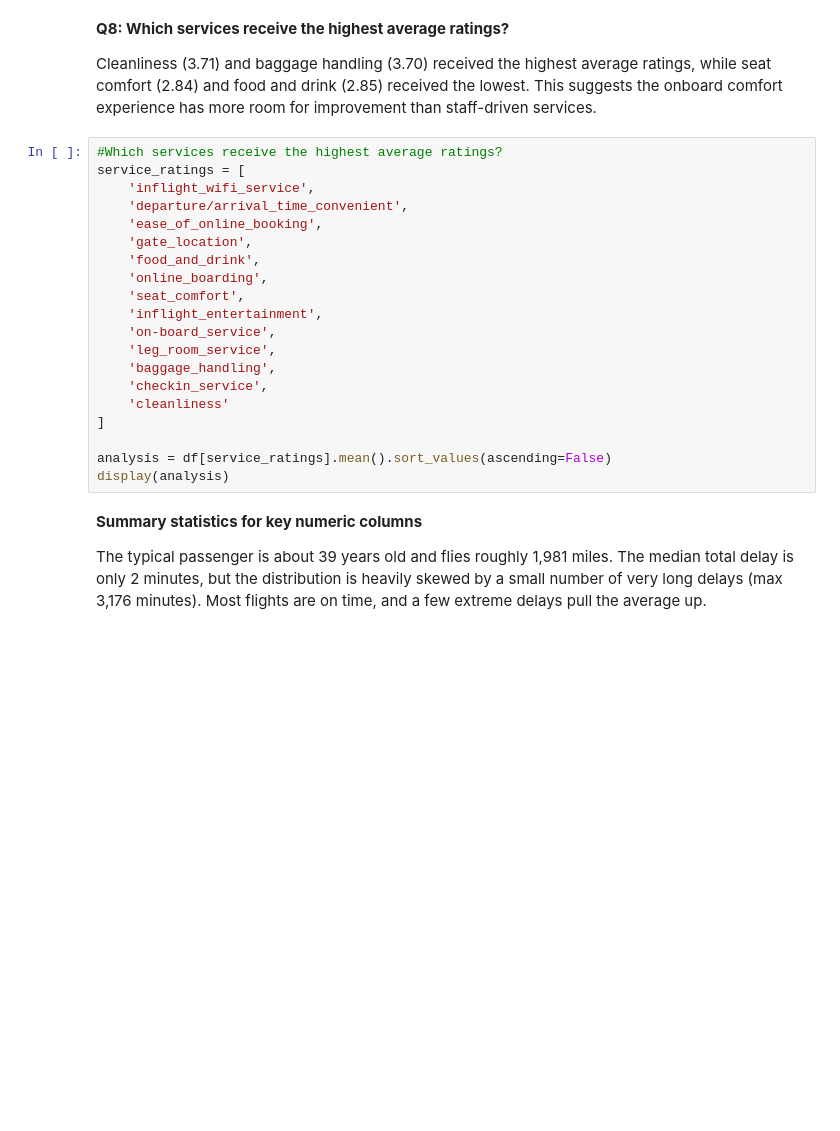
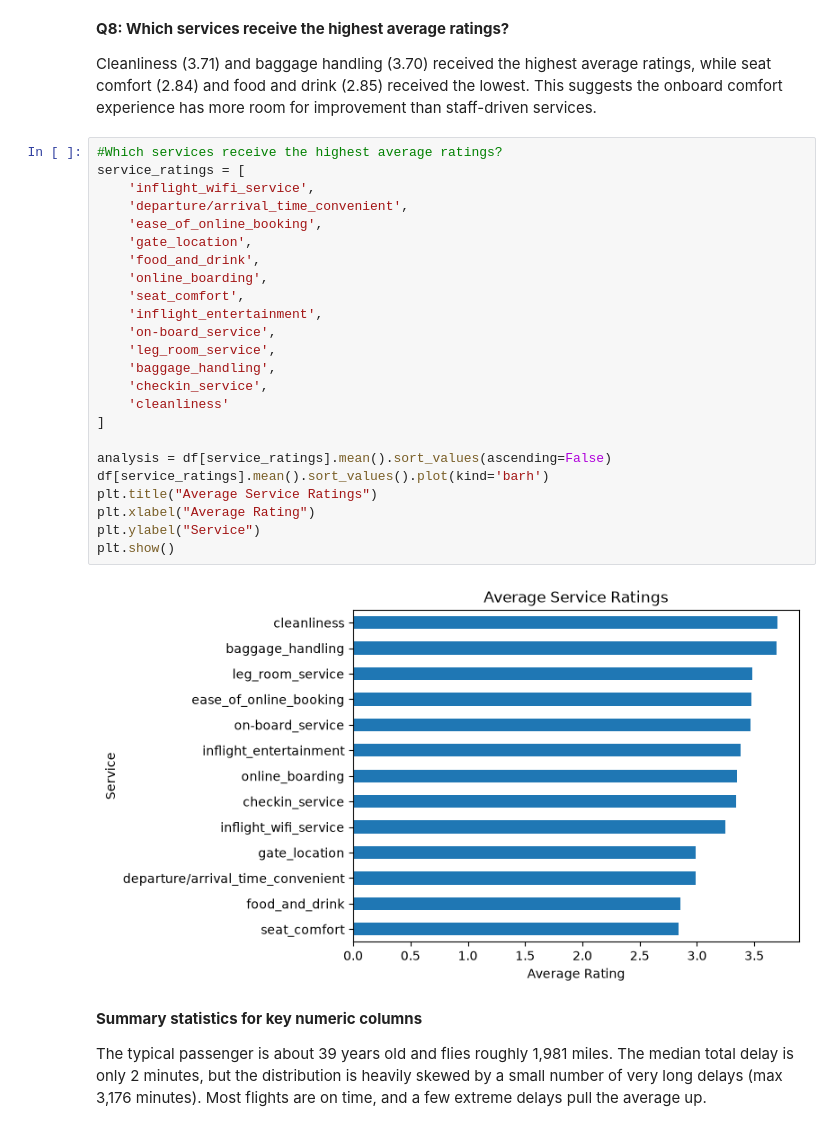
Before and after one commit to Devki9/Invistico-Airlines-Customer-satisfaction-Survey-Analysis, a Jupyter notebook: Group Work (3) (1).ipynb, the cells around one changed output. Drawn from its saved outputs; the diff is of its cells as text; blank space fills up the shorter version.

```diff
--- a/Group Work (3) (1).ipynb
+++ b/Group Work (3) (1).ipynb
@@ -137,23 +230,29 @@ Cleanliness (3.71) and baggage handling (3.70) received the highest average rati
 # %%
 #Which services receive the highest average ratings?
 service_ratings = [
     'inflight_wifi_service',
     'departure/arrival_time_convenient',
     'ease_of_online_booking',
     'gate_location',
     'food_and_drink',
     'online_boarding',
     'seat_comfort',
     'inflight_entertainment',
     'on-board_service',
     'leg_room_service',
     'baggage_handling',
     'checkin_service',
     'cleanliness'
 ]
 
 analysis = df[service_ratings].mean().sort_values(ascending=False)
-display(analysis)
+df[service_ratings].mean().sort_values().plot(kind='barh')
+plt.title("Average Service Ratings")
+plt.xlabel("Average Rating")
+plt.ylabel("Service")
+plt.show()
+# %% [output]
+[figure, added]
 # %% [markdown]
 **Summary statistics for key numeric columns**
 
```
Also changed, not shown: parts of 14 cells of this notebook.
